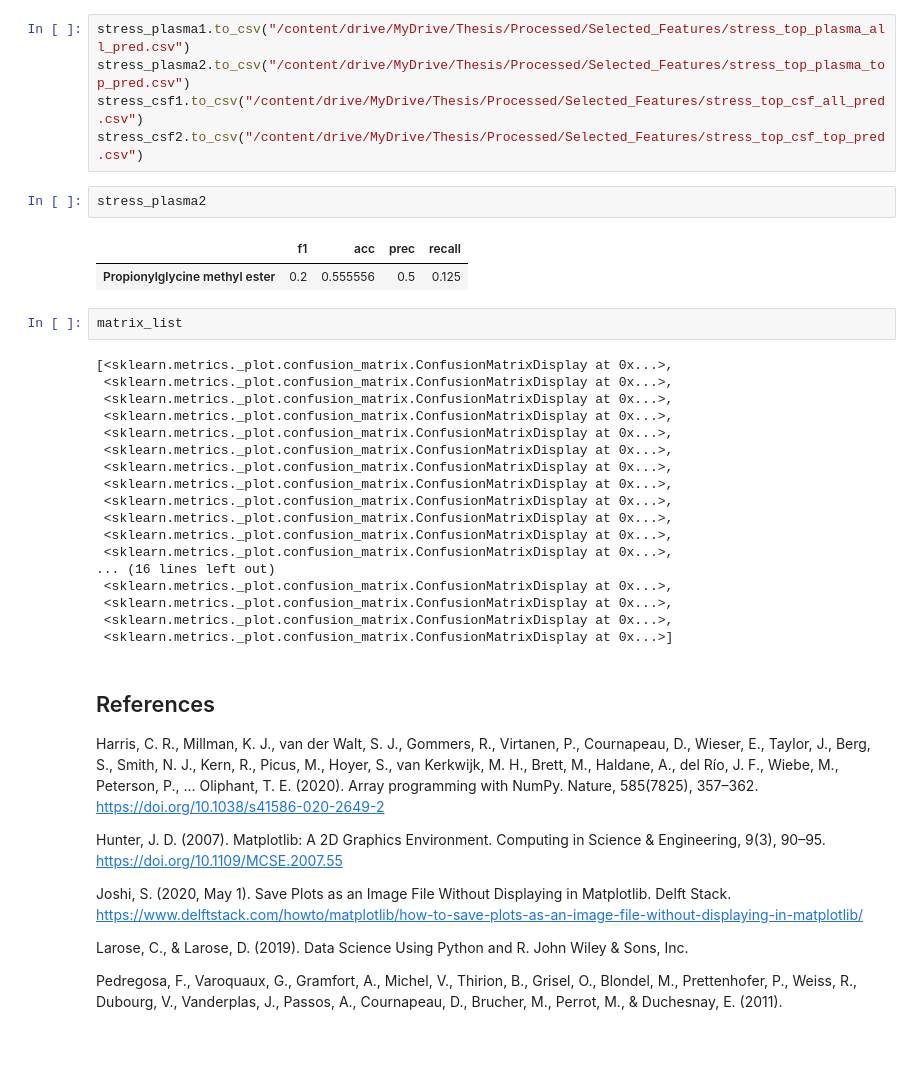
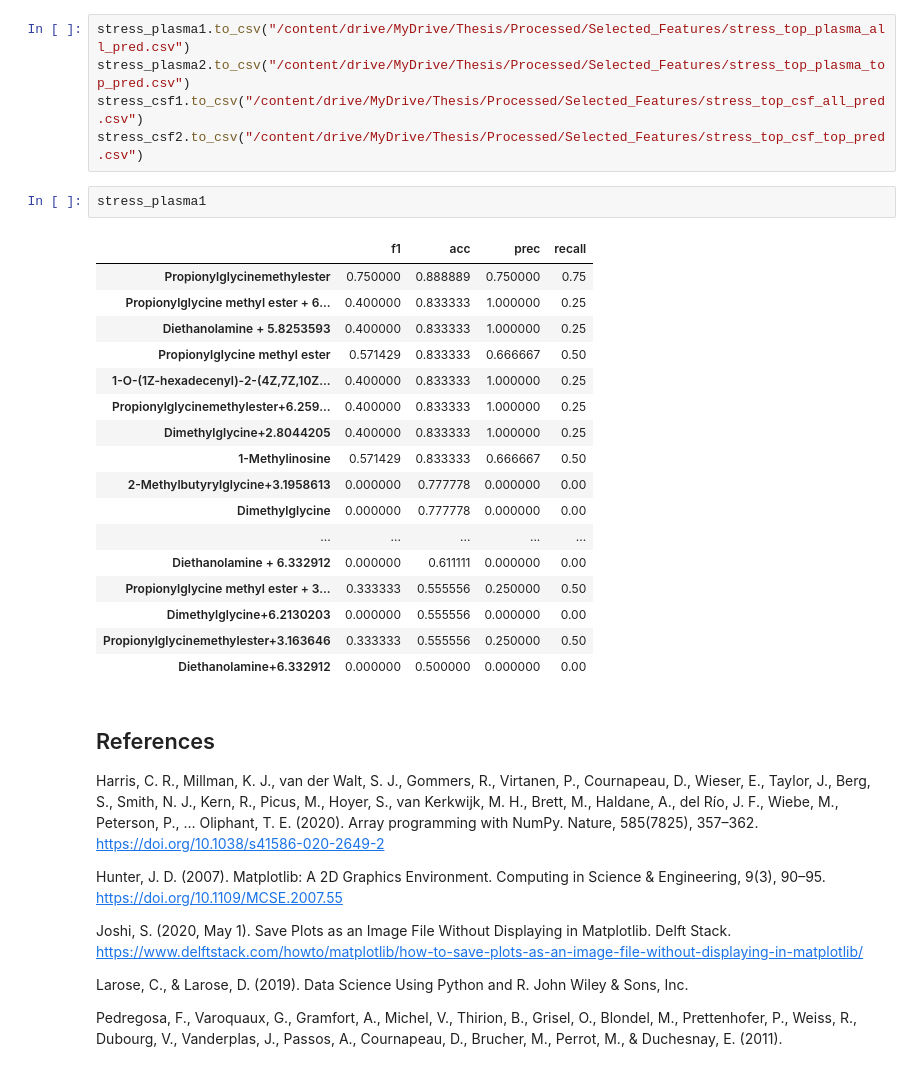
Before and after one commit to squinton-gcu/Data-Science, a Jupyter notebook: Thesis/Modules/Predictive_Analysis_Module.ipynb, the cells around one changed output. Cells and saved outputs as stored; diff of their text form; blank space fills up the shorter version.

```diff
--- a/Thesis/Modules/Predictive_Analysis_Module.ipynb
+++ b/Thesis/Modules/Predictive_Analysis_Module.ipynb
@@ -201,31 +211,26 @@ stress_plasma1.to_csv("/content/drive/MyDrive/Thesis/Processed/Selected_Features
 stress_plasma2.to_csv("/content/drive/MyDrive/Thesis/Processed/Selected_Features/stress_top_plasma_top_pred.csv")
 stress_csf1.to_csv("/content/drive/MyDrive/Thesis/Processed/Selected_Features/stress_top_csf_all_pred.csv")
 stress_csf2.to_csv("/content/drive/MyDrive/Thesis/Processed/Selected_Features/stress_top_csf_top_pred.csv")
-# %%
-stress_plasma2
-# %% [output]
-|  | f1 | acc | prec | recall |
-| Propionylglycine methyl ester | 0.2 | 0.555556 | 0.5 | 0.125 |
-# %%
-matrix_list
-# %% [output]
-[<sklearn.metrics._plot.confusion_matrix.ConfusionMatrixDisplay at 0x...>,
- <sklearn.metrics._plot.confusion_matrix.ConfusionMatrixDisplay at 0x...>,
- <sklearn.metrics._plot.confusion_matrix.ConfusionMatrixDisplay at 0x...>,
- <sklearn.metrics._plot.confusion_matrix.ConfusionMatrixDisplay at 0x...>,
- <sklearn.metrics._plot.confusion_matrix.ConfusionMatrixDisplay at 0x...>,
- <sklearn.metrics._plot.confusion_matrix.ConfusionMatrixDisplay at 0x...>,
- <sklearn.metrics._plot.confusion_matrix.ConfusionMatrixDisplay at 0x...>,
- <sklearn.metrics._plot.confusion_matrix.ConfusionMatrixDisplay at 0x...>,
- <sklearn.metrics._plot.confusion_matrix.ConfusionMatrixDisplay at 0x...>,
- <sklearn.metrics._plot.confusion_matrix.ConfusionMatrixDisplay at 0x...>,
- <sklearn.metrics._plot.confusion_matrix.ConfusionMatrixDisplay at 0x...>,
- <sklearn.metrics._plot.confusion_matrix.ConfusionMatrixDisplay at 0x...>,
-... (16 lines left out)
- <sklearn.metrics._plot.confusion_matrix.ConfusionMatrixDisplay at 0x...>,
- <sklearn.metrics._plot.confusion_matrix.ConfusionMatrixDisplay at 0x...>,
- <sklearn.metrics._plot.confusion_matrix.ConfusionMatrixDisplay at 0x...>,
- <sklearn.metrics._plot.confusion_matrix.ConfusionMatrixDisplay at 0x...>]
+# %%
+stress_plasma1
+# %% [output]
+|  | f1 | acc | prec | recall |
+| Propionylglycinemethylester | 0.750000 | 0.888889 | 0.750000 | 0.75 |
+| Propionylglycine methyl ester + 6... | 0.400000 | 0.833333 | 1.000000 | 0.25 |
+| Diethanolamine + 5.8253593 | 0.400000 | 0.833333 | 1.000000 | 0.25 |
+| Propionylglycine methyl ester | 0.571429 | 0.833333 | 0.666667 | 0.50 |
+| 1-O-(1Z-hexadecenyl)-2-(4Z,7Z,10Z... | 0.400000 | 0.833333 | 1.000000 | 0.25 |
+| Propionylglycinemethylester+6.259... | 0.400000 | 0.833333 | 1.000000 | 0.25 |
+| Dimethylglycine+2.8044205 | 0.400000 | 0.833333 | 1.000000 | 0.25 |
+| 1-Methylinosine | 0.571429 | 0.833333 | 0.666667 | 0.50 |
+| 2-Methylbutyrylglycine+3.1958613 | 0.000000 | 0.777778 | 0.000000 | 0.00 |
+| Dimethylglycine | 0.000000 | 0.777778 | 0.000000 | 0.00 |
+| ... | ... | ... | ... | ... |
+| Diethanolamine + 6.332912 | 0.000000 | 0.611111 | 0.000000 | 0.00 |
+| Propionylglycine methyl ester + 3... | 0.333333 | 0.555556 | 0.250000 | 0.50 |
+| Dimethylglycine+6.2130203 | 0.000000 | 0.555556 | 0.000000 | 0.00 |
+| Propionylglycinemethylester+3.163646 | 0.333333 | 0.555556 | 0.250000 | 0.50 |
+| Diethanolamine+6.332912 | 0.000000 | 0.500000 | 0.000000 | 0.00 |
 # %% [markdown]
 ## References
 Harris, C. R., Millman, K. J., van der Walt, S. J., Gommers, R., Virtanen, P., Cournapeau, D., Wieser, E., Taylor, J., Berg, S., Smith, N. J., Kern, R., Picus, M., Hoyer, S., van Kerkwijk, M. H., Brett, M., Haldane, A., del Río, J. F., Wiebe, M., Peterson, P., … Oliphant, T. E. (2020). Array programming with NumPy. Nature, 585(7825), 357–362. https://doi.org/10.1038/s41586-020-2649-2
```
Also changed, not shown: parts of 2 cells of this notebook.
